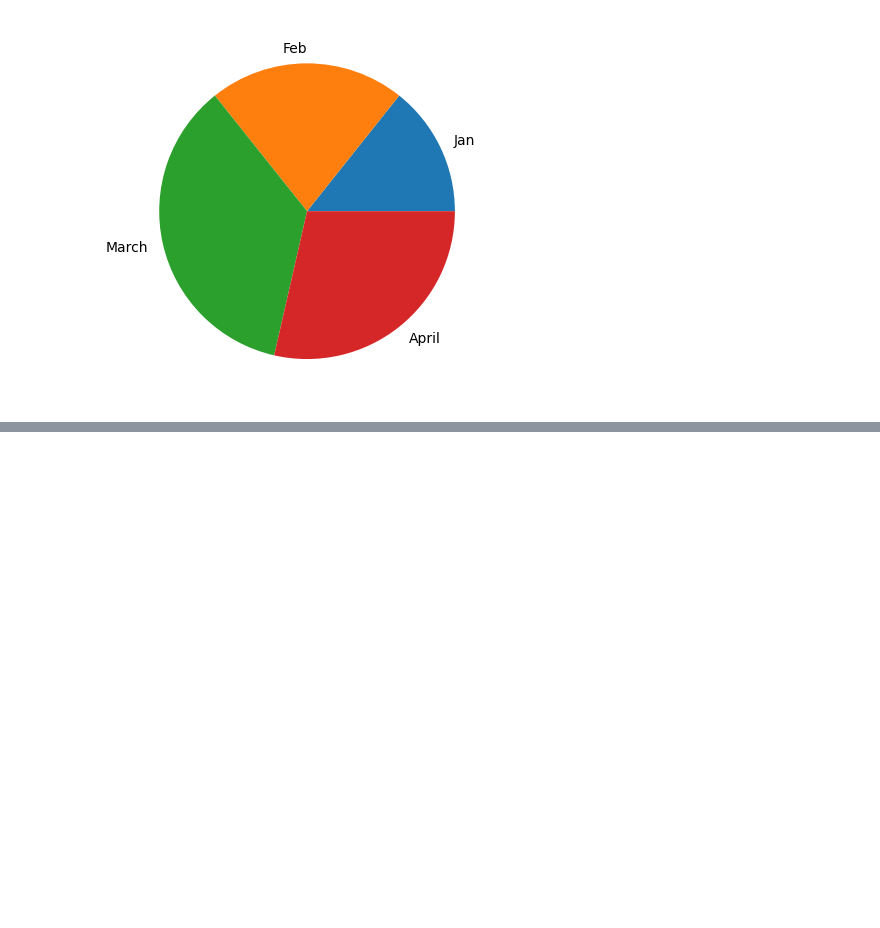
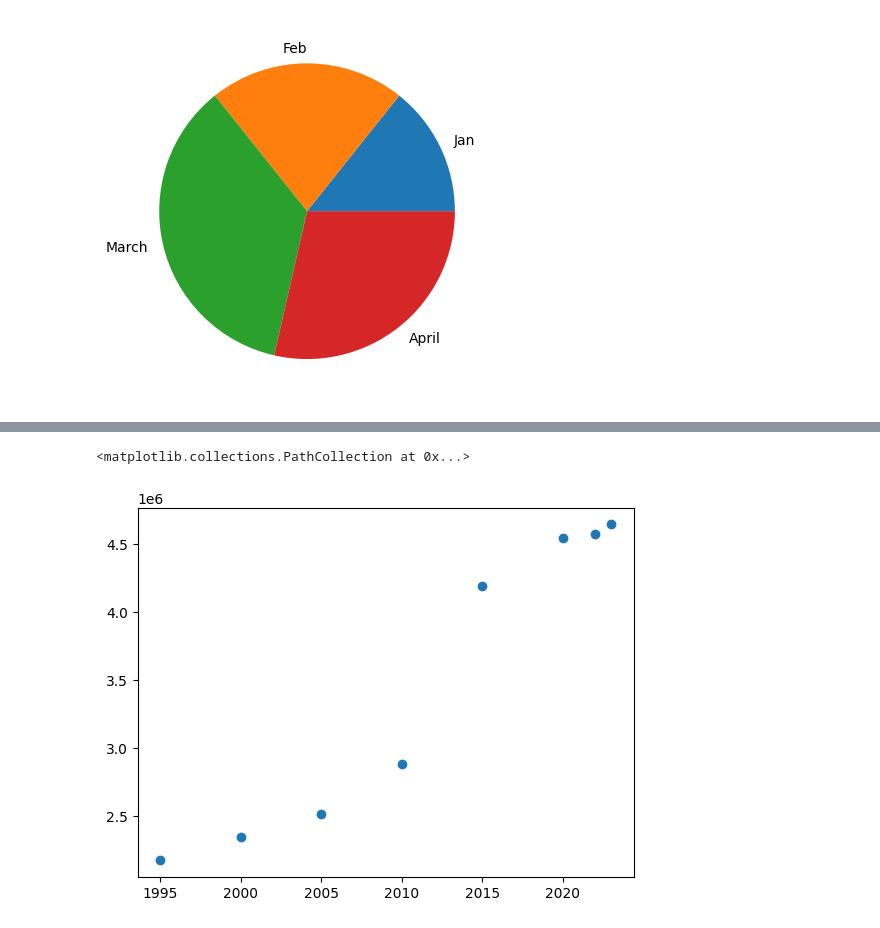
Before and after one commit to mazawi/COMP377, a Jupyter notebook: visualisation.ipynb, the cells around one changed output, grey strips where cells are left out. Drawn from its saved outputs; the diff is of its cells as text; code cells hidden in the pictures; blank space fills up the shorter version.

```diff
--- a/visualisation.ipynb
+++ b/visualisation.ipynb
@@ -46,0 +55,5 @@ plt.pie(Expe, labels = Month)
+# %%
+plt.scatter(x,y)
+# %% [output]
+<matplotlib.collections.PathCollection at 0x...>
+[figure, added]
```
Also changed, not shown: parts of 10 cells of this notebook.
